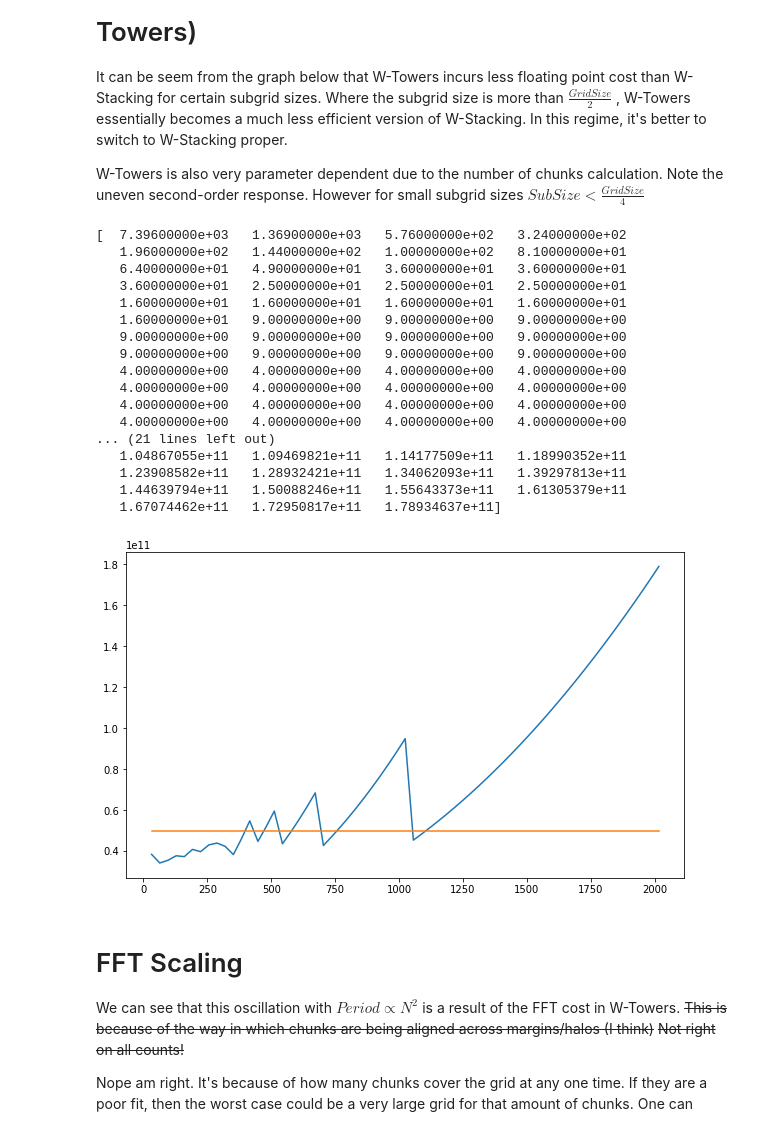
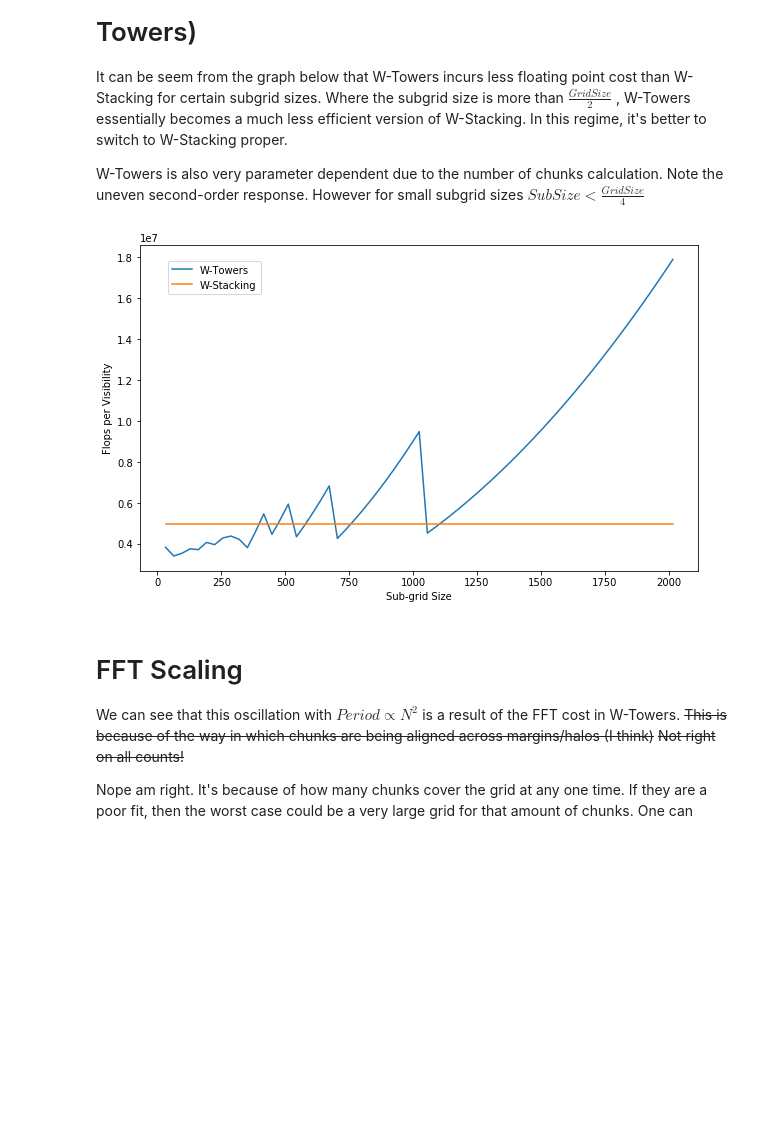
Before and after one commit to KentJames/Radio-Gridders, a Jupyter notebook: doc/complexity-analysis.ipynb, the cells around one changed output. Drawn from its saved outputs; the diff is of its cells as text; code cells hidden in the pictures; blank space fills up the shorter version.

```diff
--- a/doc/complexity-analysis.ipynb
+++ b/doc/complexity-analysis.ipynb
@@ -109,51 +109,39 @@ W-Towers is also very parameter dependent due to the number of chunks calculatio
 # %%
 import matplotlib as mpl
 import matplotlib.pyplot as plt
 plt.rcParams['figure.figsize'] = (10, 6)
 
 ##So jupyter renders properly on my dark emacs background..
 mpl.rcParams['figure.facecolor'] = "white"
 
 
 def plot_flops_for_increase_subgrid(max_sg, min_sg, sg_iter,
                                    vis_no, grid_size, support_size, floors):
     arr_sg_size = np.arange(min_sg,max_sg,sg_iter,dtype=int)
     margin_size = np.floor((support_size + 1)/2)
 
     vchunk = np.vectorize(calculate_chunks)
     chunk_count =  vchunk(grid_size, arr_sg_size, margin_size)
-    print(chunk_count)
+    #print(chunk_count)
 
     flop_counts = vflopstower(vis_no, grid_size, support_size, arr_sg_size, chunk_count, floors)
-    print(arr_sg_size)
-    print(flop_counts)
+    #print(arr_sg_size)
+    #print(flop_counts)
 
     #Just gets it into a format we can plot.
     flop_wstack = vflopsstack(vis_no, grid_size, support_size, chunk_count, floors)
-    plt.plot(arr_sg_size,flop_counts,arr_sg_size,flop_wstack)
+    plt.plot(arr_sg_size,flop_counts/vis_no,label='W-Towers')
+    plt.plot(arr_sg_size,flop_wstack/vis_no,label='W-Stacking')
+    plt.xlabel('Sub-grid Size')
+    plt.ylabel('Flops per Visibility')
+    plt.legend(bbox_to_anchor=(0.05, 0.95), loc=2, borderaxespad=0.)
+    plt.savefig("wtowerstack_scale.pdf")
     plt.show()
 
 
 plot_flops_for_increase_subgrid(2048, 32,32, vis_no, grid_size, support_size, floors)
 # %% [output]
-[  7.39600000e+03   1.36900000e+03   5.76000000e+02   3.24000000e+02
-   1.96000000e+02   1.44000000e+02   1.00000000e+02   8.10000000e+01
-   6.40000000e+01   4.90000000e+01   3.60000000e+01   3.60000000e+01
-   3.60000000e+01   2.50000000e+01   2.50000000e+01   2.50000000e+01
-   1.60000000e+01   1.60000000e+01   1.60000000e+01   1.60000000e+01
-   1.60000000e+01   9.00000000e+00   9.00000000e+00   9.00000000e+00
-   9.00000000e+00   9.00000000e+00   9.00000000e+00   9.00000000e+00
-   9.00000000e+00   9.00000000e+00   9.00000000e+00   9.00000000e+00
-   4.00000000e+00   4.00000000e+00   4.00000000e+00   4.00000000e+00
-   4.00000000e+00   4.00000000e+00   4.00000000e+00   4.00000000e+00
-   4.00000000e+00   4.00000000e+00   4.00000000e+00   4.00000000e+00
-   4.00000000e+00   4.00000000e+00   4.00000000e+00   4.00000000e+00
-... (21 lines left out)
-   1.04867055e+11   1.09469821e+11   1.14177509e+11   1.18990352e+11
-   1.23908582e+11   1.28932421e+11   1.34062093e+11   1.39297813e+11
-   1.44639794e+11   1.50088246e+11   1.55643373e+11   1.61305379e+11
-   1.67074462e+11   1.72950817e+11   1.78934637e+11]
-[figure, old version]
+[figure, new version]
 # %% [markdown]
 # FFT Scaling
 
```
Also changed, not shown: parts of 3 cells of this notebook.
